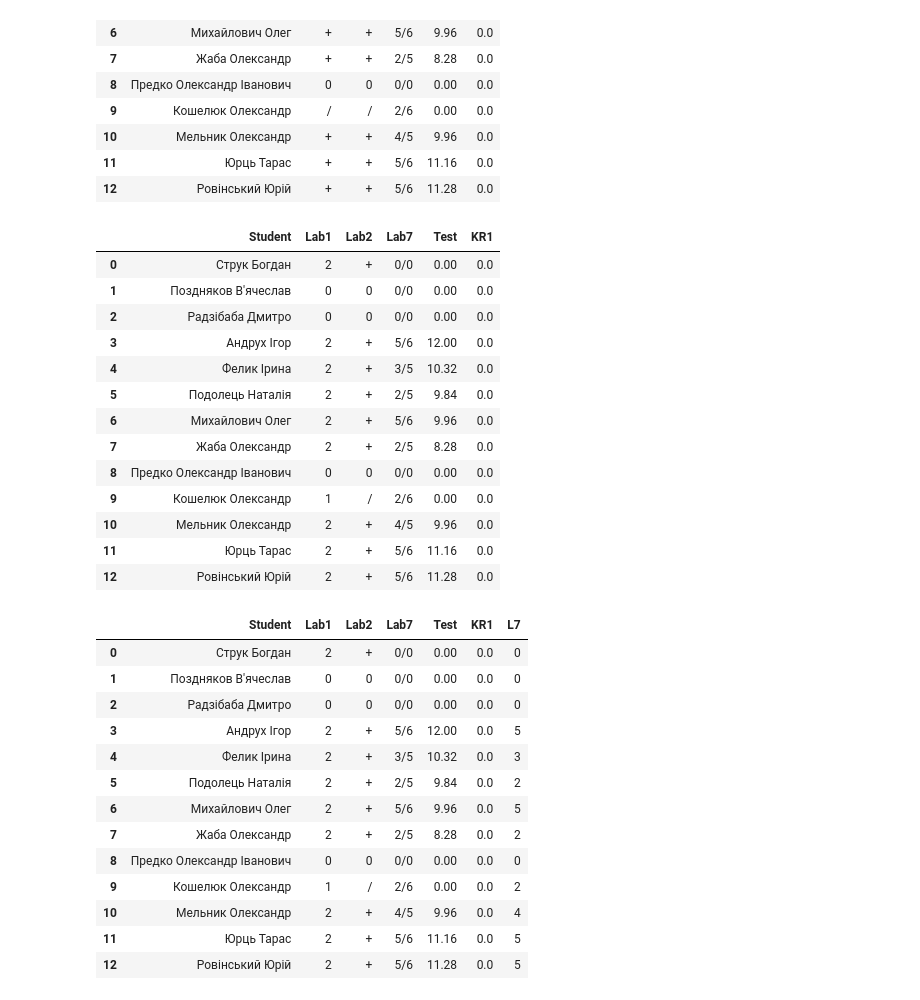
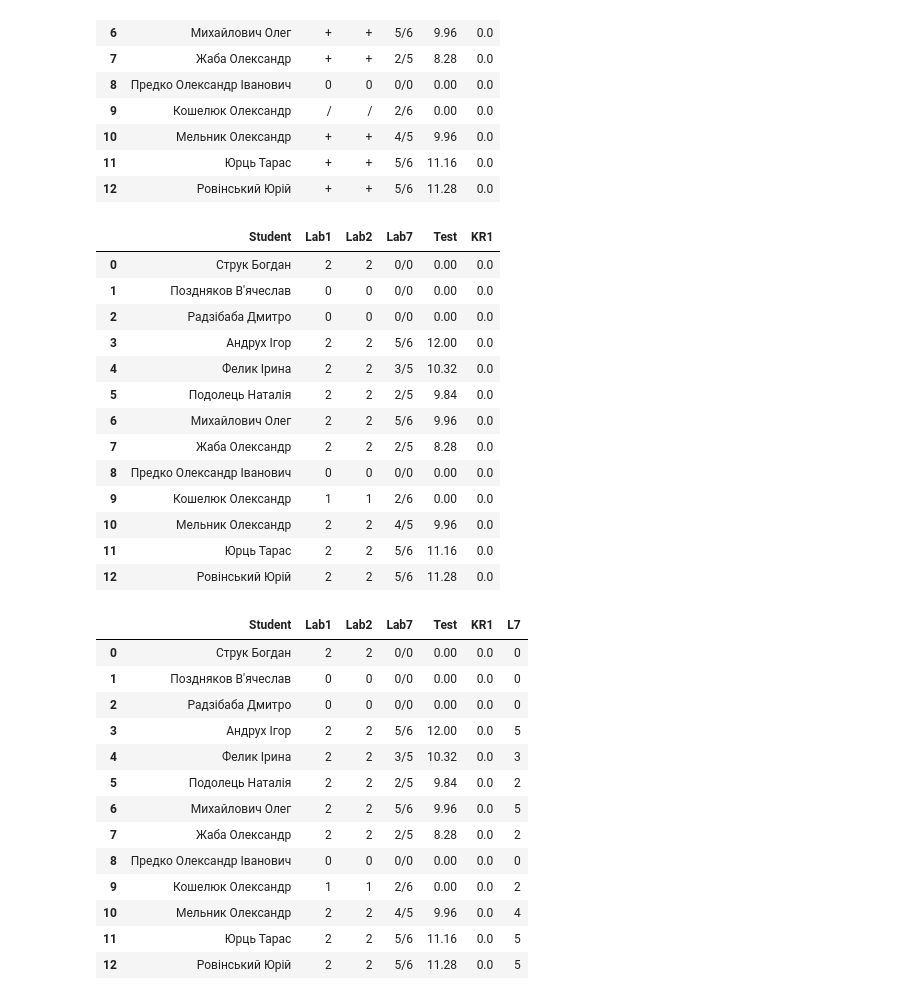
Before and after one commit to Y-Rov/python-PNU-course, a Jupyter notebook: course-part-2/lab-2/rovinskyi-pandas.ipynb, the cells around one changed output. Drawn from its saved outputs; the diff is of its cells as text; code cells hidden in the pictures.

```diff
--- a/course-part-2/lab-2/rovinskyi-pandas.ipynb
+++ b/course-part-2/lab-2/rovinskyi-pandas.ipynb
@@ -68,39 +74,42 @@ df_kn4
 | 11 | Юрць Тарас | + | + | 5/6 | 11.16 | 0.0 |
 | 12 | Ровінський Юрій | + | + | 5/6 | 11.28 | 0.0 |
 # %%
+# Зарахувати по 2 бали за + за лабораторну та 1 бал за /
 df_kn4['Lab1'] = df_kn4['Lab1'].replace(['+', '/'], [2, 1])
+df_kn4['Lab2'] = df_kn4['Lab2'].replace(['+', '/'], [2, 1])
 df_kn4
 # %% [output]
 |  | Student | Lab1 | Lab2 | Lab7 | Test | KR1 |
-| 0 | Струк Богдан | 2 | + | 0/0 | 0.00 | 0.0 |
+| 0 | Струк Богдан | 2 | 2 | 0/0 | 0.00 | 0.0 |
 | 1 | Поздняков В'ячеслав | 0 | 0 | 0/0 | 0.00 | 0.0 |
 | 2 | Радзібаба Дмитро | 0 | 0 | 0/0 | 0.00 | 0.0 |
-| 3 | Андрух Ігор | 2 | + | 5/6 | 12.00 | 0.0 |
-| 4 | Фелик Ірина | 2 | + | 3/5 | 10.32 | 0.0 |
-| 5 | Подолець Наталія | 2 | + | 2/5 | 9.84 | 0.0 |
-| 6 | Михайлович Олег | 2 | + | 5/6 | 9.96 | 0.0 |
-| 7 | Жаба Олександр | 2 | + | 2/5 | 8.28 | 0.0 |
+| 3 | Андрух Ігор | 2 | 2 | 5/6 | 12.00 | 0.0 |
+| 4 | Фелик Ірина | 2 | 2 | 3/5 | 10.32 | 0.0 |
+| 5 | Подолець Наталія | 2 | 2 | 2/5 | 9.84 | 0.0 |
+| 6 | Михайлович Олег | 2 | 2 | 5/6 | 9.96 | 0.0 |
+| 7 | Жаба Олександр | 2 | 2 | 2/5 | 8.28 | 0.0 |
 | 8 | Предко Олександр Іванович | 0 | 0 | 0/0 | 0.00 | 0.0 |
-| 9 | Кошелюк Олександр | 1 | / | 2/6 | 0.00 | 0.0 |
-| 10 | Мельник Олександр | 2 | + | 4/5 | 9.96 | 0.0 |
-| 11 | Юрць Тарас | 2 | + | 5/6 | 11.16 | 0.0 |
-| 12 | Ровінський Юрій | 2 | + | 5/6 | 11.28 | 0.0 |
+| 9 | Кошелюк Олександр | 1 | 1 | 2/6 | 0.00 | 0.0 |
+| 10 | Мельник Олександр | 2 | 2 | 4/5 | 9.96 | 0.0 |
+| 11 | Юрць Тарас | 2 | 2 | 5/6 | 11.16 | 0.0 |
+| 12 | Ровінський Юрій | 2 | 2 | 5/6 | 11.28 | 0.0 |
 # %%
+# Створити стовпчик L7 на основі першої оцінки зі стовпця Lab-7. Дані перевести в числовий тип
 tmp = df_kn4['Lab7'].str.split('/')
 df_kn4['L7'] = tmp.apply(lambda x: int(x[0]))
 df_kn4
 # %% [output]
 |  | Student | Lab1 | Lab2 | Lab7 | Test | KR1 | L7 |
-| 0 | Струк Богдан | 2 | + | 0/0 | 0.00 | 0.0 | 0 |
+| 0 | Струк Богдан | 2 | 2 | 0/0 | 0.00 | 0.0 | 0 |
 | 1 | Поздняков В'ячеслав | 0 | 0 | 0/0 | 0.00 | 0.0 | 0 |
 | 2 | Радзібаба Дмитро | 0 | 0 | 0/0 | 0.00 | 0.0 | 0 |
-| 3 | Андрух Ігор | 2 | + | 5/6 | 12.00 | 0.0 | 5 |
-| 4 | Фелик Ірина | 2 | + | 3/5 | 10.32 | 0.0 | 3 |
-| 5 | Подолець Наталія | 2 | + | 2/5 | 9.84 | 0.0 | 2 |
-| 6 | Михайлович Олег | 2 | + | 5/6 | 9.96 | 0.0 | 5 |
-| 7 | Жаба Олександр | 2 | + | 2/5 | 8.28 | 0.0 | 2 |
+| 3 | Андрух Ігор | 2 | 2 | 5/6 | 12.00 | 0.0 | 5 |
+| 4 | Фелик Ірина | 2 | 2 | 3/5 | 10.32 | 0.0 | 3 |
+| 5 | Подолець Наталія | 2 | 2 | 2/5 | 9.84 | 0.0 | 2 |
+| 6 | Михайлович Олег | 2 | 2 | 5/6 | 9.96 | 0.0 | 5 |
+| 7 | Жаба Олександр | 2 | 2 | 2/5 | 8.28 | 0.0 | 2 |
 | 8 | Предко Олександр Іванович | 0 | 0 | 0/0 | 0.00 | 0.0 | 0 |
-| 9 | Кошелюк Олександр | 1 | / | 2/6 | 0.00 | 0.0 | 2 |
-| 10 | Мельник Олександр | 2 | + | 4/5 | 9.96 | 0.0 | 4 |
-| 11 | Юрць Тарас | 2 | + | 5/6 | 11.16 | 0.0 | 5 |
-| 12 | Ровінський Юрій | 2 | + | 5/6 | 11.28 | 0.0 | 5 |
+| 9 | Кошелюк Олександр | 1 | 1 | 2/6 | 0.00 | 0.0 | 2 |
+| 10 | Мельник Олександр | 2 | 2 | 4/5 | 9.96 | 0.0 | 4 |
+| 11 | Юрць Тарас | 2 | 2 | 5/6 | 11.16 | 0.0 | 5 |
+| 12 | Ровінський Юрій | 2 | 2 | 5/6 | 11.28 | 0.0 | 5 |
```
Also changed, not shown: parts of 20 cells of this notebook, 1 other file.
